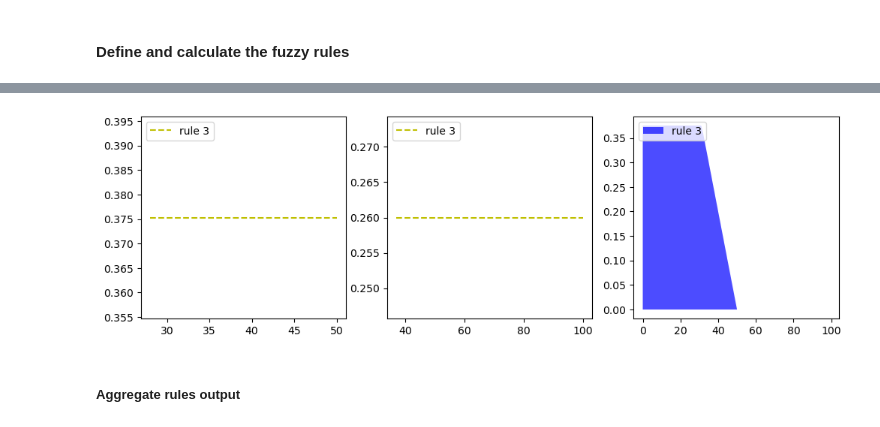
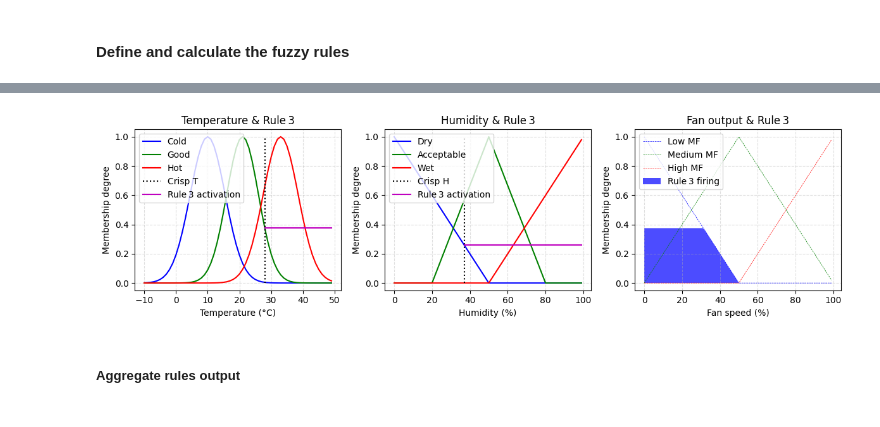
Before and after one commit to rotematari/computetional-intelegence, a Jupyter notebook: CI_course/CI_EX5/CI_EX5.ipynb, the cells around one changed output, grey strips where cells are left out. Cells and saved outputs as stored; diff of their text form; code cells hidden in the pictures.

```diff
--- a/CI_course/CI_EX5/CI_EX5.ipynb
+++ b/CI_course/CI_EX5/CI_EX5.ipynb
@@ -228,0 +520,10 @@ If the Temperature is Good **OR** the Humidity is Dry, then the fan will be Low
+# %%
+# The OR operator means we take the maximum of these two.
+alpha3 = np.fmax(temp_level_good, humid_level_dry)
+
+# Now we apply this by clipping the top off the corresponding output
+# membership function with `np.fmin`
+# This finds the top of the fuzzy patch for low fan
+fan_activation_lo = np.fmin(alpha3, fan_lo)
+
+print(f"{alpha3:.2f} will be projected over 'Low' set of the fan speed")
@@ -229,25 +532,62 @@ If the Temperature is Good **OR** the Humidity is Dry, then the fan will be Low
 # %%
-# The OR operator means we take the maximum of these two.
-alpha3 = np.fmax(temp_level_md, humid_level_lo)
+# 1) Zero baseline for shading
+fan0 = np.zeros_like(x_fan)
 
-# Now we apply this by clipping the top off the corresponding output
-# membership function with `np.fmin`
-# This finds the top of the fuzzy patch for low fan
-fan_activation_lo = np.fmin(alpha3, fan_lo)
+# 2) Create three side-by-side plots
+fig, (ax_temp, ax_hum, ax_fan) = plt.subplots(1, 3, figsize=(12, 3.5))
 
-print(f"{alpha3:.2f} will be projected over 'Low' set of the fan speed")
+# --- Temperature & Rule 3 ---
+ax_temp.plot(x_temp, temp_cold,  'b', linewidth=1.5, label='Cold')
+ax_temp.plot(x_temp, temp_good,  'g', linewidth=1.5, label='Good')
+ax_temp.plot(x_temp, temp_hot,   'r', linewidth=1.5, label='Hot')
+ax_temp.plot([T, T], [0, 1],     ':k', linewidth=1.5, label='Crisp T')
+# ← draw from T to the right edge
+ax_temp.plot(
+    [T, x_temp.max()],
+    [temp_level_good, temp_level_good],
+    '-m', linewidth=1.5, label='Rule 3 activation'
+)
+ax_temp.set_title('Temperature & Rule 3')
+ax_temp.set_xlabel('Temperature (°C)')
+ax_temp.set_ylabel('Membership degree')
+ax_temp.legend(loc='upper left', framealpha=0.8)
+ax_temp.grid(True, ls='--', alpha=0.4)
 
-# Visualize this
-fig, (ax0, ax1, ax2) = plt.subplots(ncols=3, figsize=(12, 3.5))
-# fig.gca()
-ax0.plot([T, 50], [temp_level_md, temp_level_md], '--y', label = 'rule 3')
-ax0.legend(loc='upper left')
+# --- Humidity & Rule 3 ---
+ax_hum.plot(x_humidity, humid_dry,        'b', linewidth=1.5, label='Dry')
+ax_hum.plot(x_humidity, humid_acceptable, 'g', linewidth=1.5, label='Acceptable')
+ax_hum.plot(x_humidity, humid_wet,        'r', linewidth=1.5, label='Wet')
+ax_hum.plot([H, H], [0, 1],             ':k', linewidth=1.5, label='Crisp H')
+# ← draw from H to the right edge
+ax_hum.plot(
+    [H, x_humidity.max()],
+    [humid_level_dry, humid_level_dry],
+    '-m', linewidth=1.5, label='Rule 3 activation'
+)
+ax_hum.set_title('Humidity & Rule 3')
+ax_hum.set_xlabel('Humidity (%)')
+ax_hum.set_ylabel('Membership degree')
+ax_hum.legend(loc='upper left', framealpha=0.8)
+ax_hum.grid(True, ls='--', alpha=0.4)
 
-ax1.plot([H, 100], [humid_level_lo, humid_level_lo], '--y', label = 'rule 3')
-ax1.legend(loc='upper left')
+# --- Fan-speed output & Rule 3 ---
+ax_fan.plot(x_fan, fan_lo, 'b--', linewidth=0.5, label='Low MF')
+ax_fan.plot(x_fan, fan_md, 'g--', linewidth=0.5, label='Medium MF')
+ax_fan.plot(x_fan, fan_hi, 'r--', linewidth=0.5, label='High MF')
+ax_fan.fill_between(
+    x_fan,
+    fan0,
+    fan_activation_lo,
+    facecolor='b',
+    alpha=0.7,
+    label='Rule 3 firing'
+)
+ax_fan.set_title('Fan output & Rule 3')
+ax_fan.set_xlabel('Fan speed (%)')
+ax_fan.set_ylabel('Membership degree')
+ax_fan.legend(loc='upper left', framealpha=0.8)
+ax_fan.grid(True, ls='--', alpha=0.4)
 
-ax2.fill_between(x_fan, fan0, fan_activation_lo, facecolor='b', alpha=0.7, label='rule 3')
-ax2.legend(loc='upper left')
-
+plt.tight_layout()
 plt.show()
 # %% [output]
@@ -255,4 +594,4 @@ plt.show()
-[figure, old version]
+[figure, new version]
 # %% [markdown]
 ##### Aggregate rules output #####
 # %%
```
Also changed, not shown: parts of 23 cells of this notebook, 3 other files.
